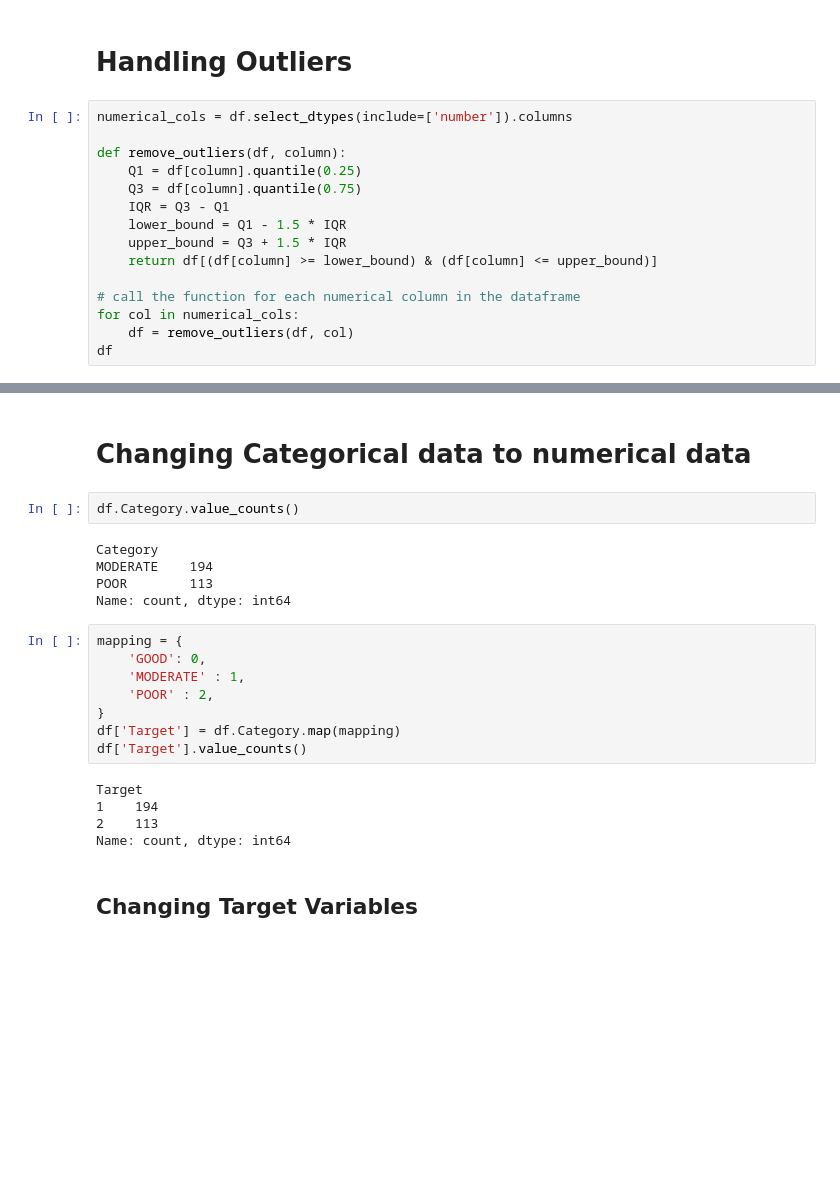
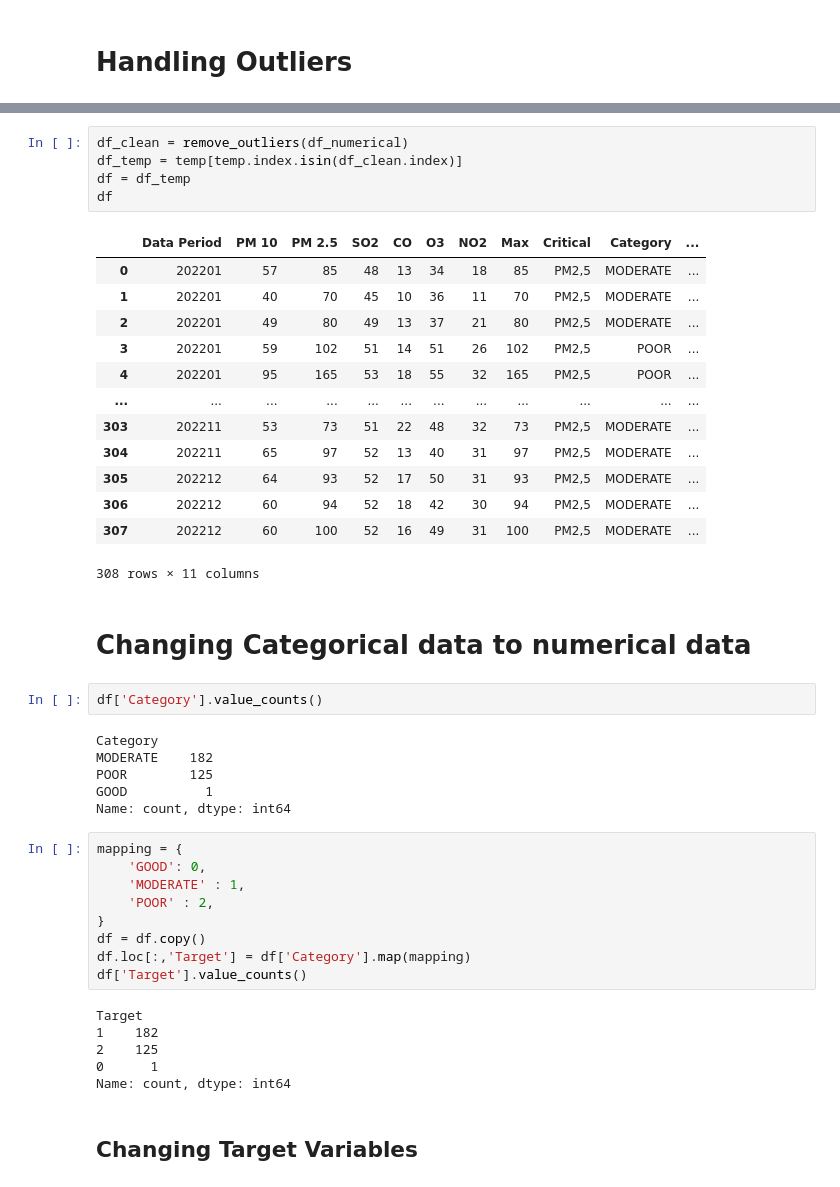
Before and after one commit to wrjodjana/jakarta-analysis, a Jupyter notebook: airquality.ipynb, the cells around one changed output, grey strips where cells are left out. Drawn from its saved outputs; the diff is of its cells as text; blank space fills up the shorter version.

```diff
--- a/airquality.ipynb
+++ b/airquality.ipynb
@@ -255,17 +237,2 @@ df_resampled['PM 10'].plot(kind='line', color='blue')
 # %% [markdown]
 # Handling Outliers
-# %%
-numerical_cols = df.select_dtypes(include=['number']).columns
-
-def remove_outliers(df, column):
-    Q1 = df[column].quantile(0.25)
-    Q3 = df[column].quantile(0.75)
-    IQR = Q3 - Q1
-    lower_bound = Q1 - 1.5 * IQR
-    upper_bound = Q3 + 1.5 * IQR
-    return df[(df[column] >= lower_bound) & (df[column] <= upper_bound)]
-
-# call the function for each numerical column in the dataframe
-for col in numerical_cols:
-    df = remove_outliers(df, col)
-df
@@ -287,11 +277,31 @@ df
+# %%
+df_clean = remove_outliers(df_numerical)
+df_temp = temp[temp.index.isin(df_clean.index)]
+df = df_temp
+df
+# %% [output]
+|  | Data Period | PM 10 | PM 2.5 | SO2 | CO | O3 | NO2 | Max | Critical | Category | ... |
+| 0 | 202201 | 57 | 85 | 48 | 13 | 34 | 18 | 85 | PM2,5 | MODERATE | ... |
+| 1 | 202201 | 40 | 70 | 45 | 10 | 36 | 11 | 70 | PM2,5 | MODERATE | ... |
+| 2 | 202201 | 49 | 80 | 49 | 13 | 37 | 21 | 80 | PM2,5 | MODERATE | ... |
+| 3 | 202201 | 59 | 102 | 51 | 14 | 51 | 26 | 102 | PM2,5 | POOR | ... |
+| 4 | 202201 | 95 | 165 | 53 | 18 | 55 | 32 | 165 | PM2,5 | POOR | ... |
+| ... | ... | ... | ... | ... | ... | ... | ... | ... | ... | ... | ... |
+| 303 | 202211 | 53 | 73 | 51 | 22 | 48 | 32 | 73 | PM2,5 | MODERATE | ... |
+| 304 | 202211 | 65 | 97 | 52 | 13 | 40 | 31 | 97 | PM2,5 | MODERATE | ... |
+| 305 | 202212 | 64 | 93 | 52 | 17 | 50 | 31 | 93 | PM2,5 | MODERATE | ... |
+| 306 | 202212 | 60 | 94 | 52 | 18 | 42 | 30 | 94 | PM2,5 | MODERATE | ... |
+| 307 | 202212 | 60 | 100 | 52 | 16 | 49 | 31 | 100 | PM2,5 | MODERATE | ... |
+308 rows × 11 columns
 # %% [markdown]
 # Changing Categorical data to numerical data
 # %%
-df.Category.value_counts()
+df['Category'].value_counts()
 # %% [output]
 Category
-MODERATE    194
-POOR        113
+MODERATE    182
+POOR        125
+GOOD          1
 Name: count, dtype: int64
 # %%
 mapping = {
@@ -299,12 +309,14 @@ mapping = {
     'MODERATE' : 1,
     'POOR' : 2,
 }
-df['Target'] = df.Category.map(mapping)
+df = df.copy()
+df.loc[:,'Target'] = df['Category'].map(mapping)
 df['Target'].value_counts()
 # %% [output]
 Target
-1    194
-2    113
+1    182
+2    125
+0      1
 Name: count, dtype: int64
 # %% [markdown]
 ## Changing Target Variables
```
Also changed, not shown: parts of 19 cells of this notebook.
